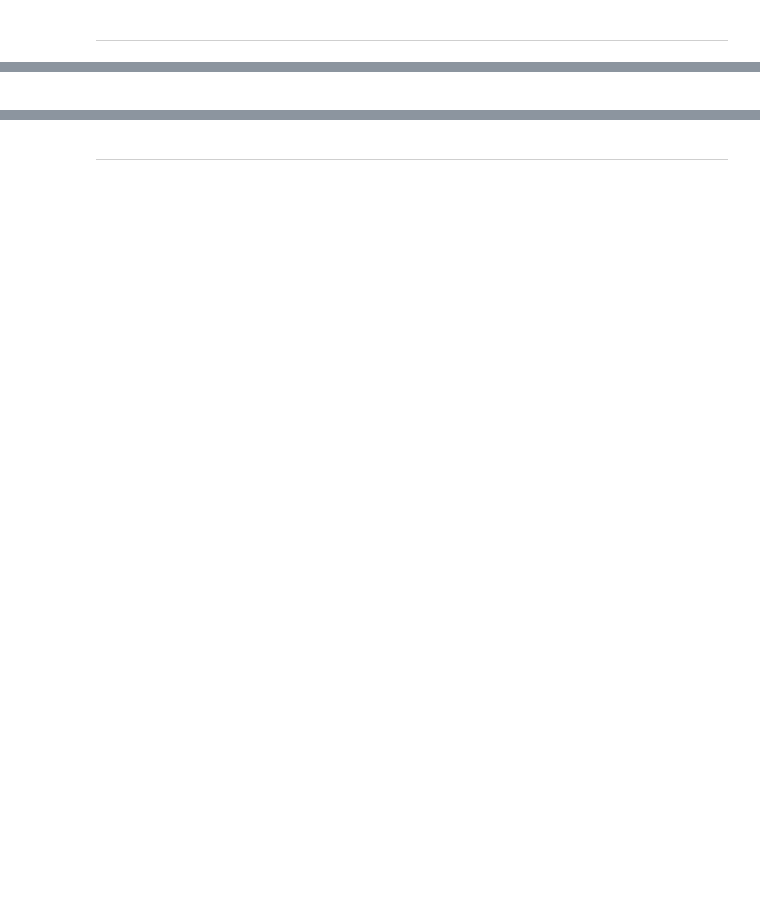
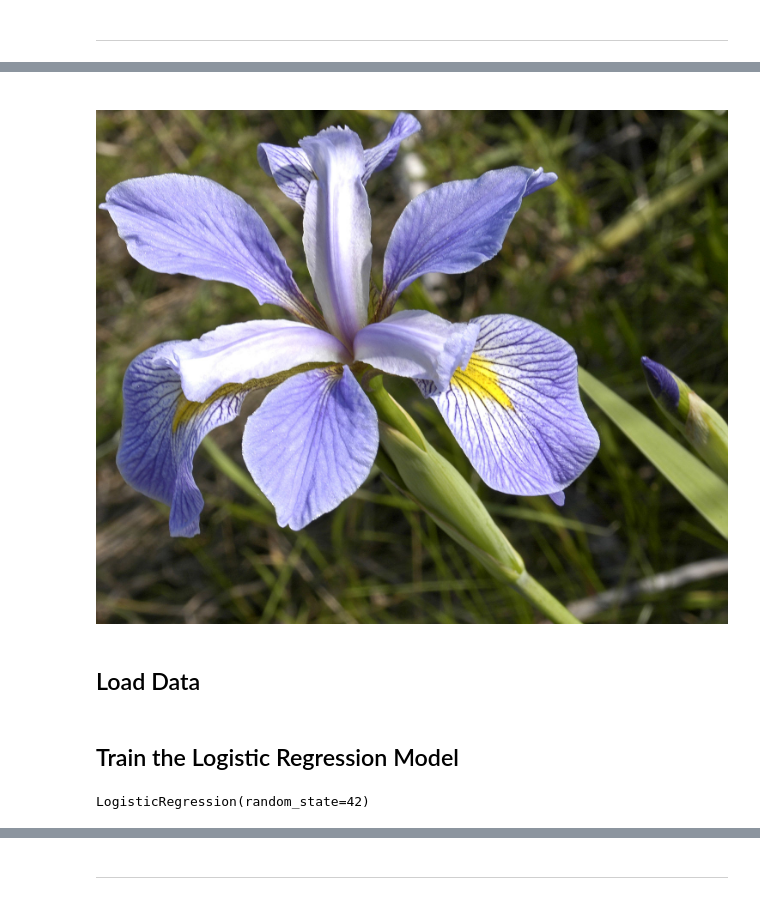
Before and after one commit to BitterScientist/bitterscientist.com, a Jupyter notebook: folders/ds_blogs/projects/logistic_regression/logistic_regression.ipynb, the cells around one changed output, grey strips where cells are left out. Saved outputs shown, nothing was run; the diff lists cells and outputs as text; code cells hidden in the pictures; blank space fills up the shorter version.

Commit message:
ds blog post logistic regression

```diff
--- a/folders/ds_blogs/projects/logistic_regression/logistic_regression.ipynb
+++ b/folders/ds_blogs/projects/logistic_regression/logistic_regression.ipynb
@@ -110,7 +206,11 @@ plt.show()
+# %% [markdown]
+<div id="image7">
+</div>
 # %%
 # to load images
-meme = os.path.join(path, 'static/images/')
-Image(filename=meme)
+img = os.path.join(path, 'static/images/Iris_virginica.jpg')
+Image(filename=img)
+# %% [output]
+[figure, added]
-# %% [markdown]
-<div id="image2">
-</div>
+# %% [markdown]
+<h2>Load Data</h2>
@@ -116,0 +220,2 @@ Image(filename=meme)
+# %% [markdown]
+<h2>Train the Logistic Regression Model</h2>
@@ -116,0 +226,6 @@ Image(filename=meme)
+# %%
+from sklearn.linear_model import LogisticRegression
+log_reg = LogisticRegression(solver="lbfgs", random_state=42)
+log_reg.fit(X, y)
+# %% [output]
+LogisticRegression(random_state=42)
```
Also changed, not shown: parts of 54 cells of this notebook, 20 other files.
